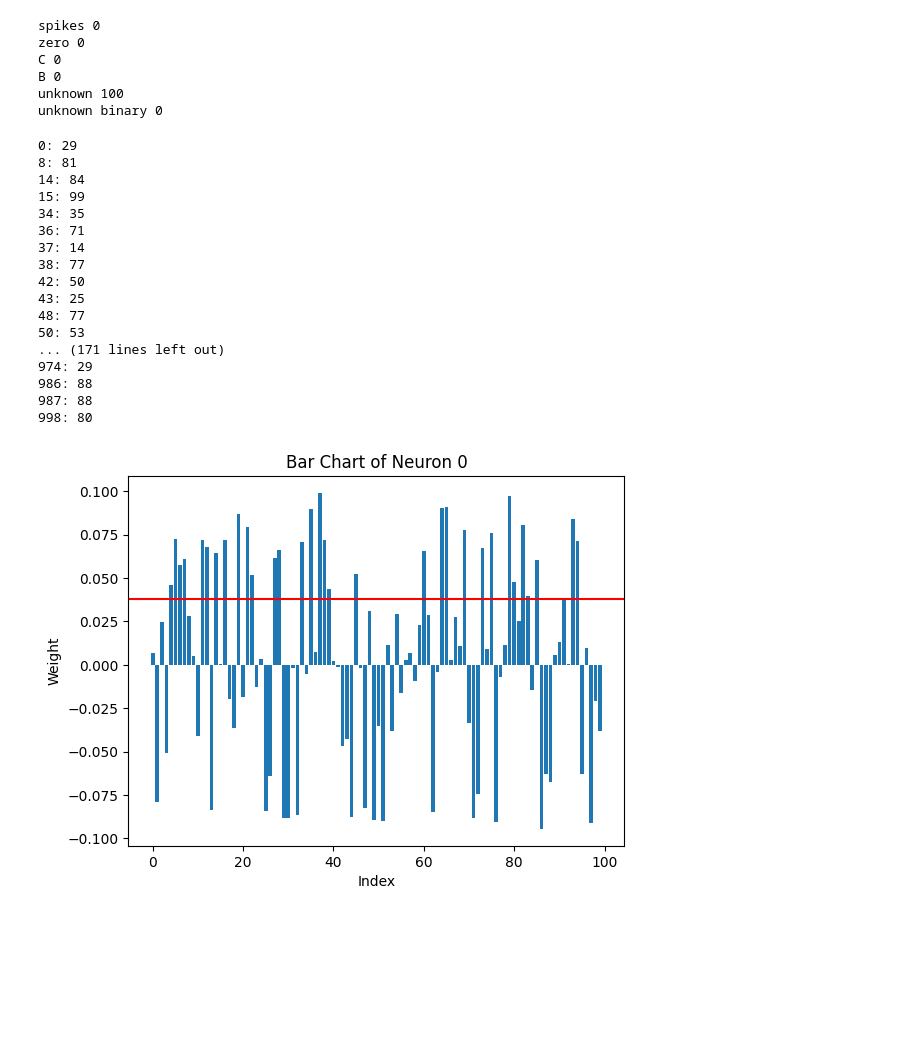
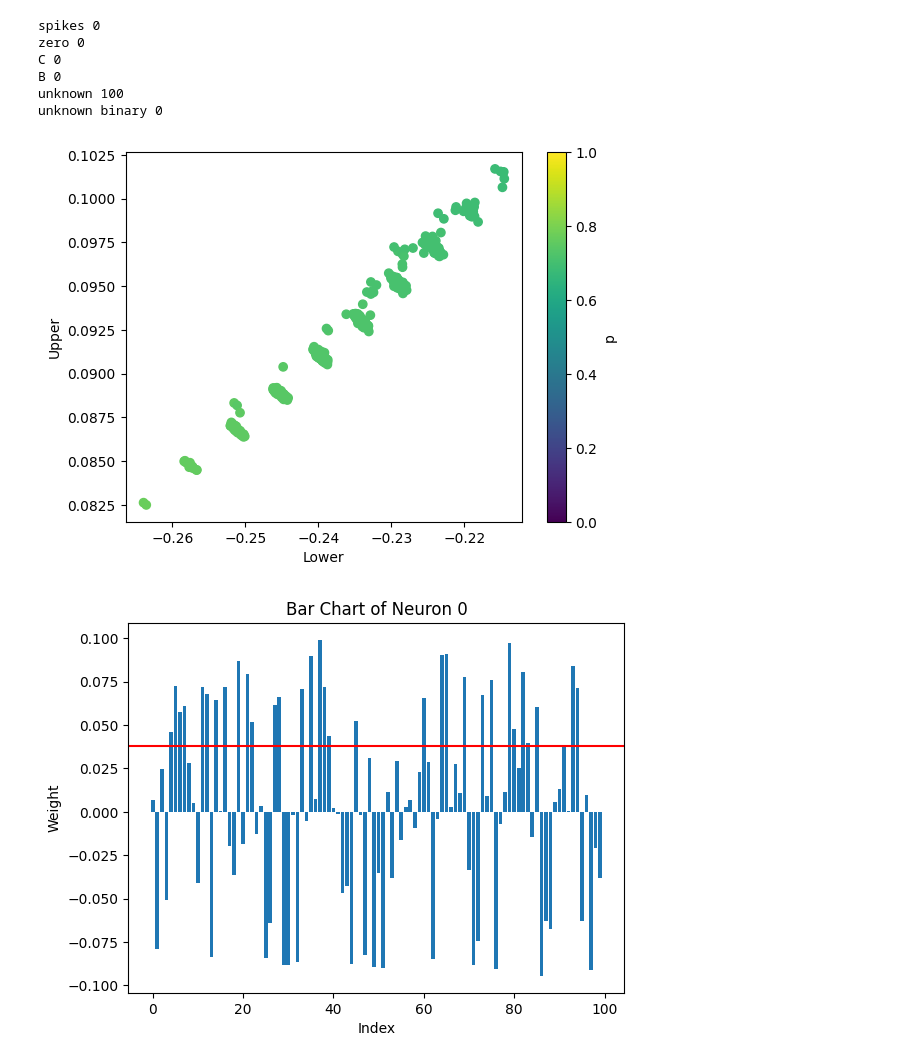
Before and after one commit to BorisTheBrave/uand-toy-model, a Jupyter notebook: uand.ipynb, the cells around one changed output. Drawn from its saved outputs; the diff is of its cells as text; code cells hidden in the pictures; blank space fills up the shorter version.

Commit message:
More charting

```diff
--- a/uand.ipynb
+++ b/uand.ipynb
@@ -556,27 +541,26 @@ C 0
 B 0
 unknown 100
 unknown binary 0
-# %%
-cats=='spike'
-for i, (cat, idx) in enumerate(zip(cats, model.linear.weight.max(dim=1).indices)):
-    if cat == 'spike':
-        print(f"{i}: {idx.item()}")
-# %% [output]
-0: 29
-8: 81
-14: 84
-15: 99
-34: 35
-36: 71
-37: 14
-38: 77
-42: 50
-43: 25
-48: 77
-50: 53
-... (171 lines left out)
-974: 29
-986: 88
-987: 88
-998: 80
+# %%
+def binary_plot(model):
+    weights = model.linear.weight.detach()
+    u = []
+    l = []
+    s = []
+    for i in range(d):
+        mean = weights[i].mean()
+        upper = weights[i][weights[i] > mean].median()
+        lower = weights[i][weights[i] < mean].median()
+        u.append(upper.item())
+        l.append(lower.item())
+        s.append((weights[i] > mean).sum().item() / m)
+    plt.scatter(l, u, c=s, vmin=0, vmax=1)
+    plt.xlabel('Lower')
+    plt.ylabel('Upper')
+    plt.colorbar(label='p')
+    return plt
+
+binary_plot(model).show()
+# %% [output]
+[figure, added]
 # %%
```
Also changed, not shown: parts of 17 cells of this notebook.
